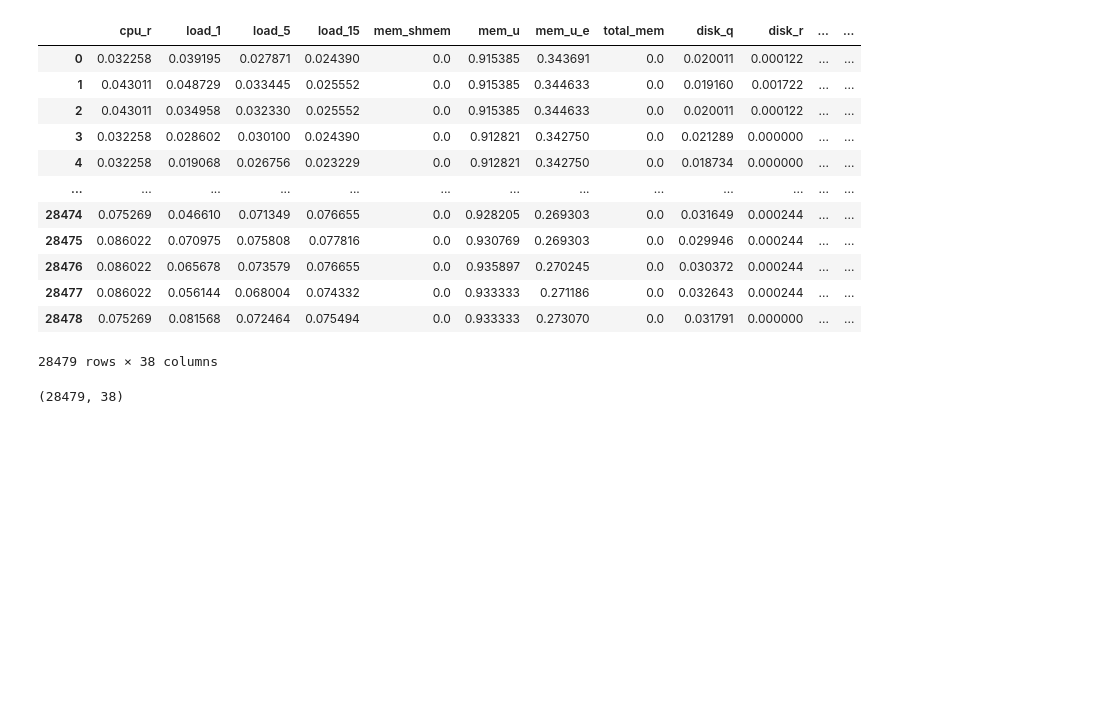
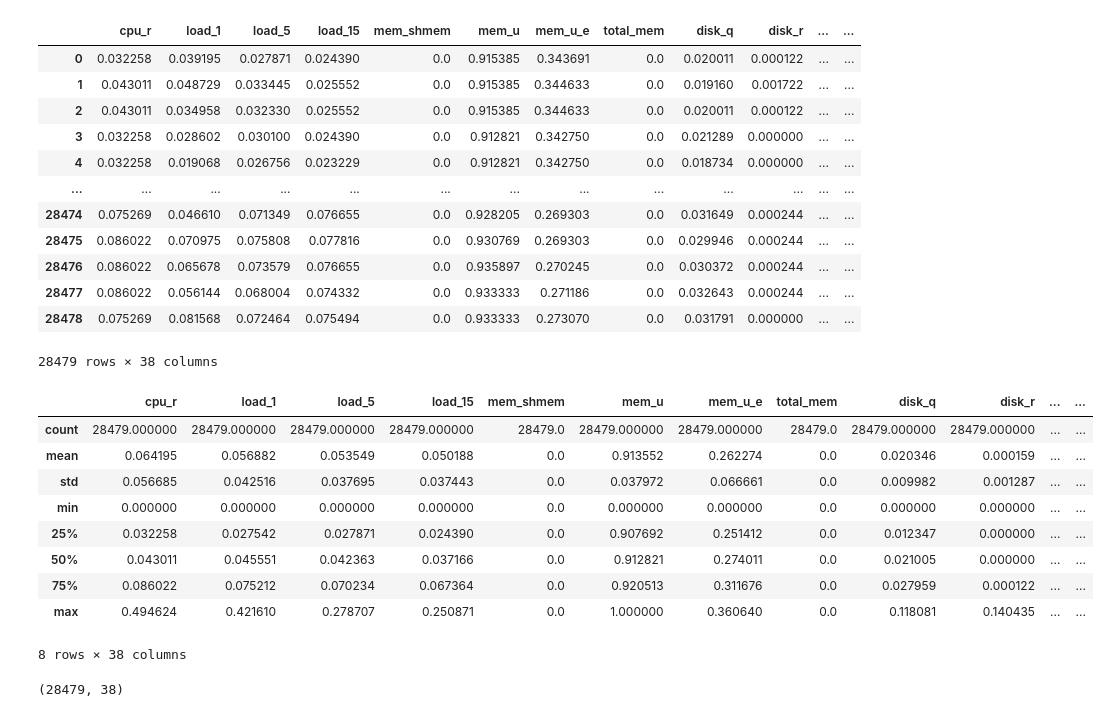
Before and after one commit to haiduongnguyen/Opstimus, a Jupyter notebook: experiments/exp02_SMD/run_exp02.ipynb, the cells around one changed output. Saved outputs shown, nothing was run; the diff lists cells and outputs as text; code cells hidden in the pictures; blank space fills up the shorter version.

```diff
--- a/experiments/exp02_SMD/run_exp02.ipynb
+++ b/experiments/exp02_SMD/run_exp02.ipynb
@@ -67,3 +67,16 @@ training_data
 | 28477 | 0.086022 | 0.056144 | 0.068004 | 0.074332 | 0.0 | 0.933333 | 0.271186 | 0.0 | 0.032643 | 0.000244 | ... | ... |
 | 28478 | 0.075269 | 0.081568 | 0.072464 | 0.075494 | 0.0 | 0.933333 | 0.273070 | 0.0 | 0.031791 | 0.000000 | ... | ... |
 28479 rows × 38 columns
+# %%
+training_data.describe()
+# %% [output]
+|  | cpu_r | load_1 | load_5 | load_15 | mem_shmem | mem_u | mem_u_e | total_mem | disk_q | disk_r | ... | ... |
+| count | 28479.000000 | 28479.000000 | 28479.000000 | 28479.000000 | 28479.0 | 28479.000000 | 28479.000000 | 28479.0 | 28479.000000 | 28479.000000 | ... | ... |
+| mean | 0.064195 | 0.056882 | 0.053549 | 0.050188 | 0.0 | 0.913552 | 0.262274 | 0.0 | 0.020346 | 0.000159 | ... | ... |
+| std | 0.056685 | 0.042516 | 0.037695 | 0.037443 | 0.0 | 0.037972 | 0.066661 | 0.0 | 0.009982 | 0.001287 | ... | ... |
+| min | 0.000000 | 0.000000 | 0.000000 | 0.000000 | 0.0 | 0.000000 | 0.000000 | 0.0 | 0.000000 | 0.000000 | ... | ... |
+| 25% | 0.032258 | 0.027542 | 0.027871 | 0.024390 | 0.0 | 0.907692 | 0.251412 | 0.0 | 0.012347 | 0.000000 | ... | ... |
+| 50% | 0.043011 | 0.045551 | 0.042363 | 0.037166 | 0.0 | 0.912821 | 0.274011 | 0.0 | 0.021005 | 0.000000 | ... | ... |
+| 75% | 0.086022 | 0.075212 | 0.070234 | 0.067364 | 0.0 | 0.920513 | 0.311676 | 0.0 | 0.027959 | 0.000122 | ... | ... |
+| max | 0.494624 | 0.421610 | 0.278707 | 0.250871 | 0.0 | 1.000000 | 0.360640 | 0.0 | 0.118081 | 0.140435 | ... | ... |
+8 rows × 38 columns
```
Also changed, not shown: parts of 17 cells of this notebook.
